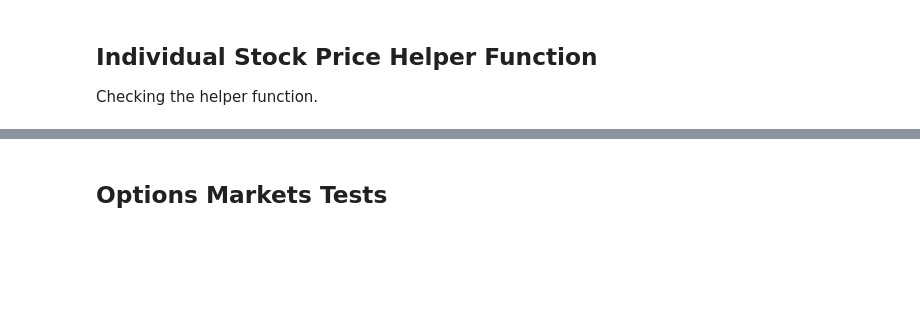
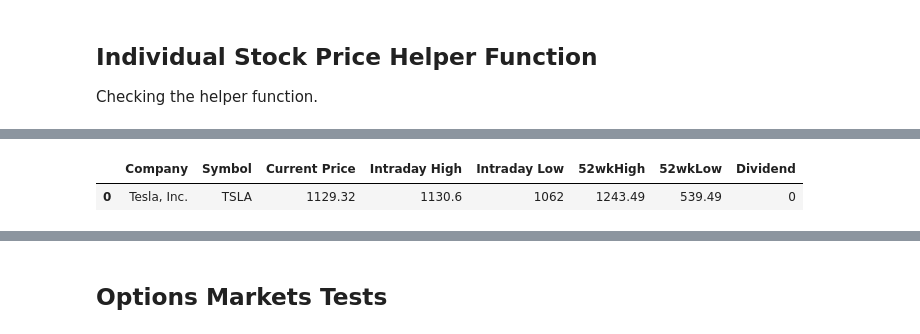
Before and after one commit to jeffreyhwatson/options_apps, a Jupyter notebook: notebooks/options_apps.ipynb, the cells around one changed output, grey strips where cells are left out. Cells and saved outputs as stored; diff of their text form; code cells hidden in the pictures; blank space fills up the shorter version.

```diff
--- a/notebooks/options_apps.ipynb
+++ b/notebooks/options_apps.ipynb
@@ -375,0 +375,5 @@ time: 2.47 s (started: 2021-11-23 12:31:18 -08:00)
+# %%
+h.get_prices('TSLA')
+# %% [output]
+|  | Company | Symbol | Current Price | Intraday High | Intraday Low | 52wkHigh | 52wkLow | Dividend |
+| 0 | Tesla, Inc. | TSLA | 1129.32 | 1130.6 | 1062 | 1243.49 | 539.49 | 0 |
```
Also changed, not shown: parts of 38 cells of this notebook.
